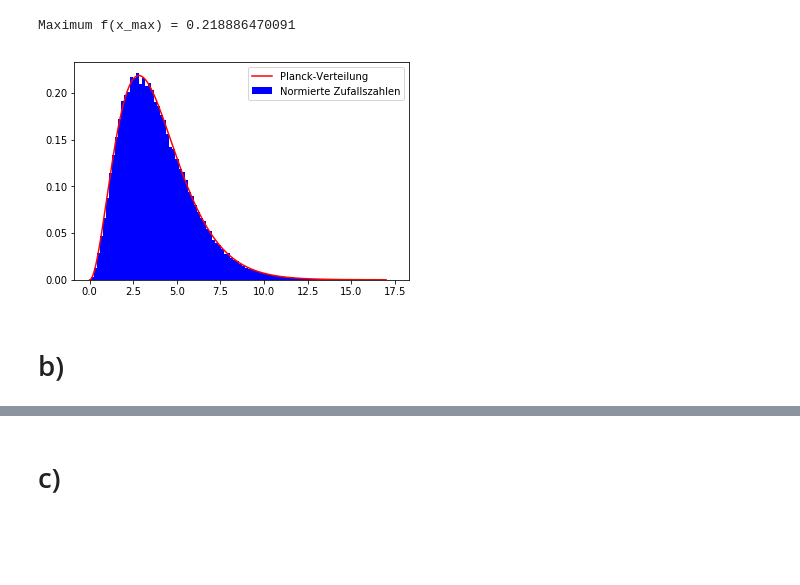
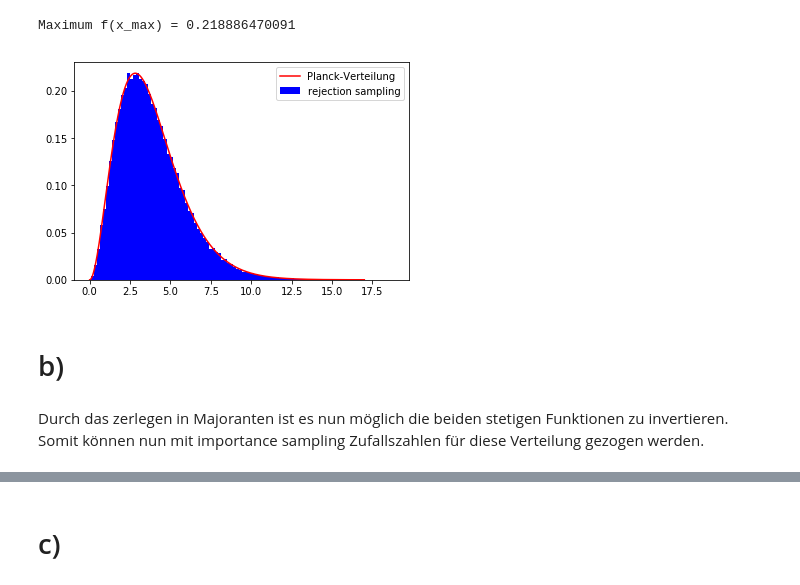
Before and after one commit to MagischeMiesmuschel/SMD_Uebung_WS1819, a Jupyter notebook: Abgabe3/Aufgabe8.ipynb, the cells around one changed output, grey strips where cells are left out. Cells and saved outputs as stored; diff of their text form; code cells hidden in the pictures; blank space fills up the shorter version.

```diff
--- a/Abgabe3/Aufgabe8.ipynb
+++ b/Abgabe3/Aufgabe8.ipynb
@@ -92,11 +92,11 @@ end = time.time()
 # %%
 y = np.linspace(10**-5,17,100000)
 
-plt.hist(rnd_planck,color='b',bins=100,normed=True,label='Normierte Zufallszahlen')
+plt.hist(rnd_planck,color='b',bins=100,normed=True,label='rejection sampling')
 plt.plot(y,f(y),'r',label='Planck-Verteilung')
 plt.legend()
 plt.show()
 # %% [output]
-[figure, old version]
+[figure, new version]
 # %% [markdown]
 # b)
@@ -108,0 +103,3 @@ def g(x,a,y_m):
+# %% [markdown]
+Durch das zerlegen in Majoranten ist es nun möglich die beiden stetigen Funktionen zu invertieren.
+Somit können nun mit importance sampling Zufallszahlen für diese Verteilung gezogen werden.
```
Also changed, not shown: parts of 19 cells of this notebook.
